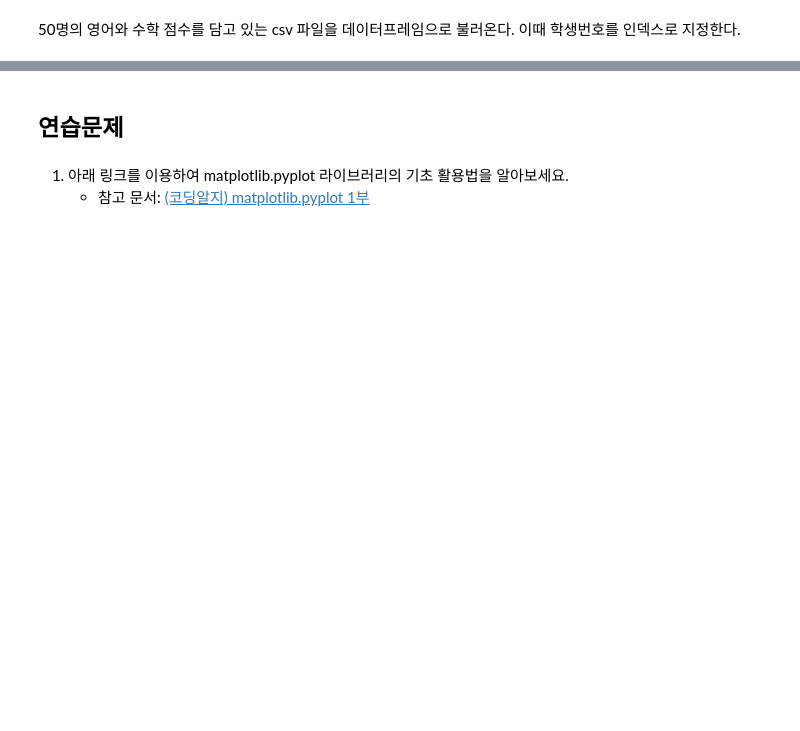
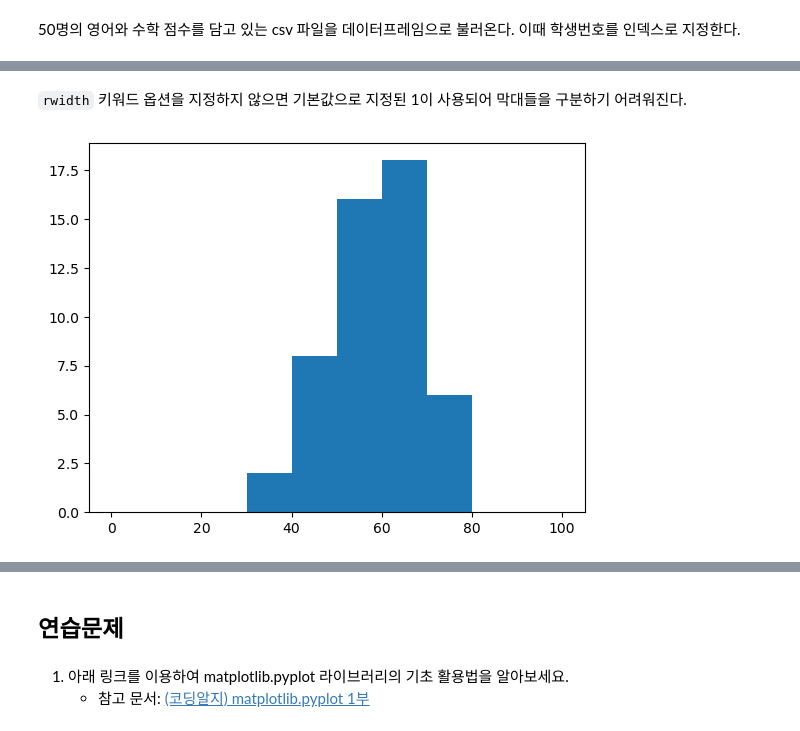
Before and after one commit to codingalzi/DataSci, a Jupyter notebook: _sources/oneD_visualization.ipynb, the cells around one changed output, grey strips where cells are left out. Saved outputs shown, nothing was run; the diff lists cells and outputs as text; code cells hidden in the pictures; blank space fills up the shorter version.

```diff
--- a/_sources/oneD_visualization.ipynb
+++ b/_sources/oneD_visualization.ipynb
@@ -211,0 +110,6 @@ plt.show()
+# %% [markdown]
+`rwidth` 키워드 옵션을 지정하지 않으면 기본값으로 지정된 1이 사용되어 막대들을 구분하기 어려워진다.
+# %%
+freq10, bin_edges10, _ = plt.hist(english_scores, bins=10, range=(0, 100))
+# %% [output]
+[figure, added]
```
Also changed, not shown: parts of 51 cells of this notebook, 19 other files.
